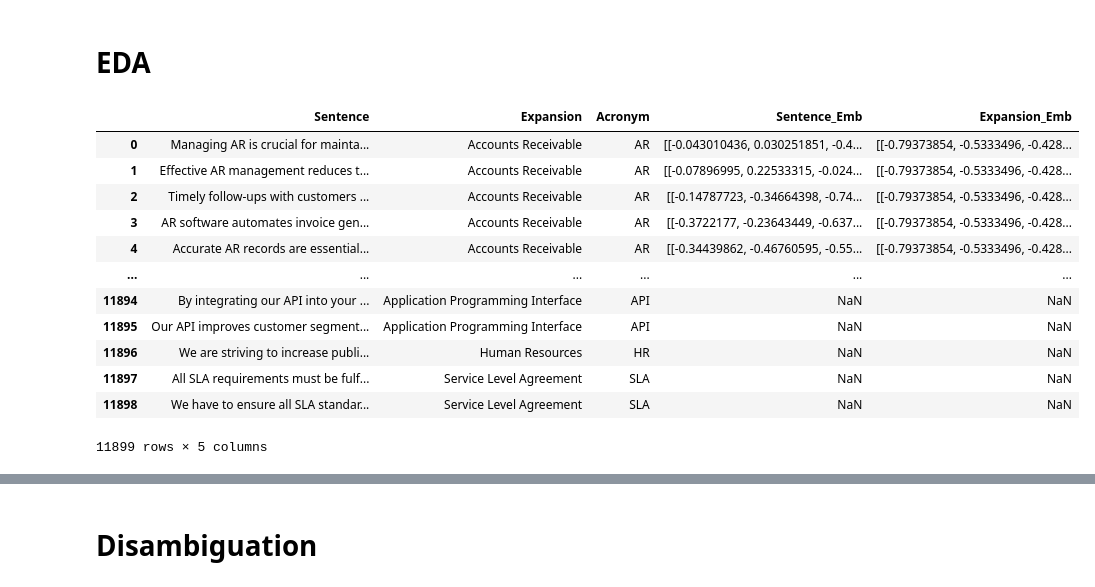
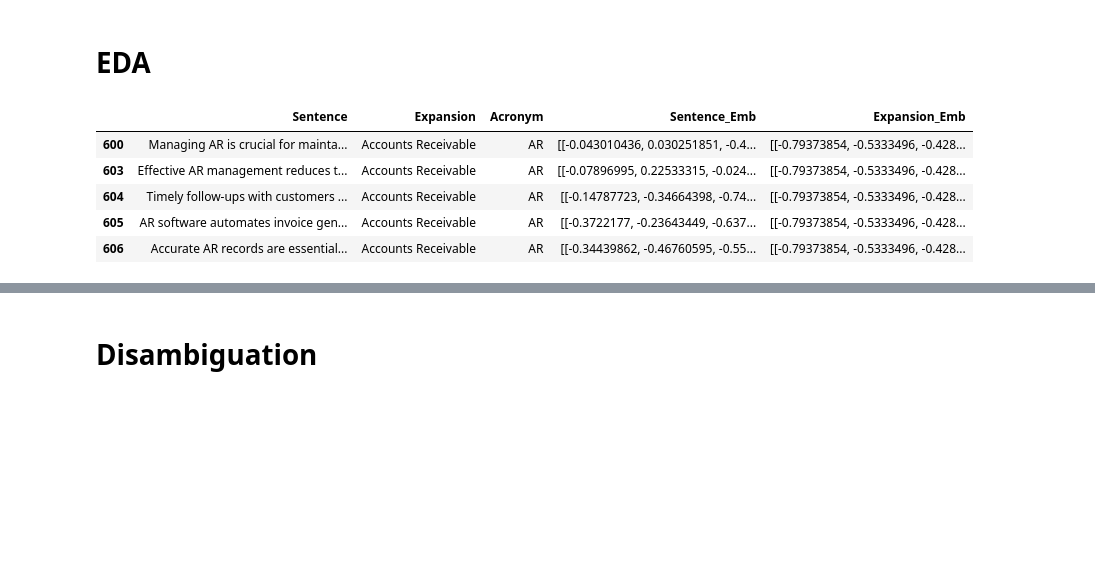
Before and after one commit to adilsonmedronha/nlp-acronym-disambiguation, a Jupyter notebook: main.ipynb, the cells around one changed output, grey strips where cells are left out. Cells and saved outputs as stored; diff of their text form; code cells hidden in the pictures; blank space fills up the shorter version.

```diff
--- a/main.ipynb
+++ b/main.ipynb
@@ -5,20 +5,14 @@ import numpy as np
 # EDA
 # %%
 df_sintatic = pd.read_pickle("data/synthetic_wemb_MiniLM_L6_v2.pkl")
-df_sintatic = pd.read_pickle("data/synthetic_wemb_MiniLM_L6_v2_plus_not_ambiguous.pkl")
+df_ambiguous = pd.read_csv('data/ambiguous.csv')
+df_not_ambiguous = pd.read_csv('data/not_ambiguous.csv')
 # %%
-df_sintatic
+df_sintatic.head()
 # %% [output]
 |  | Sentence | Expansion | Acronym | Sentence_Emb | Expansion_Emb |
-| 0 | Managing AR is crucial for mainta... | Accounts Receivable | AR | [[-0.043010436, 0.030251851, -0.4... | [[-0.79373854, -0.5333496, -0.428... |
-| 1 | Effective AR management reduces t... | Accounts Receivable | AR | [[-0.07896995, 0.22533315, -0.024... | [[-0.79373854, -0.5333496, -0.428... |
-| 2 | Timely follow-ups with customers ... | Accounts Receivable | AR | [[-0.14787723, -0.34664398, -0.74... | [[-0.79373854, -0.5333496, -0.428... |
-| 3 | AR software automates invoice gen... | Accounts Receivable | AR | [[-0.3722177, -0.23643449, -0.637... | [[-0.79373854, -0.5333496, -0.428... |
-| 4 | Accurate AR records are essential... | Accounts Receivable | AR | [[-0.34439862, -0.46760595, -0.55... | [[-0.79373854, -0.5333496, -0.428... |
-| ... | ... | ... | ... | ... | ... |
-| 11894 | By integrating our API into your ... | Application Programming Interface | API | NaN | NaN |
-| 11895 | Our API improves customer segment... | Application Programming Interface | API | NaN | NaN |
-| 11896 | We are striving to increase publi... | Human Resources | HR | NaN | NaN |
-| 11897 | All SLA requirements must be fulf... | Service Level Agreement | SLA | NaN | NaN |
-| 11898 | We have to ensure all SLA standar... | Service Level Agreement | SLA | NaN | NaN |
+| 600 | Managing AR is crucial for mainta... | Accounts Receivable | AR | [[-0.043010436, 0.030251851, -0.4... | [[-0.79373854, -0.5333496, -0.428... |
+| 603 | Effective AR management reduces t... | Accounts Receivable | AR | [[-0.07896995, 0.22533315, -0.024... | [[-0.79373854, -0.5333496, -0.428... |
+| 604 | Timely follow-ups with customers ... | Accounts Receivable | AR | [[-0.14787723, -0.34664398, -0.74... | [[-0.79373854, -0.5333496, -0.428... |
+| 605 | AR software automates invoice gen... | Accounts Receivable | AR | [[-0.3722177, -0.23643449, -0.637... | [[-0.79373854, -0.5333496, -0.428... |
+| 606 | Accurate AR records are essential... | Accounts Receivable | AR | [[-0.34439862, -0.46760595, -0.55... | [[-0.79373854, -0.5333496, -0.428... |
-11899 rows × 5 columns
```
Also changed, not shown: parts of 15 cells of this notebook, 1 other file.
